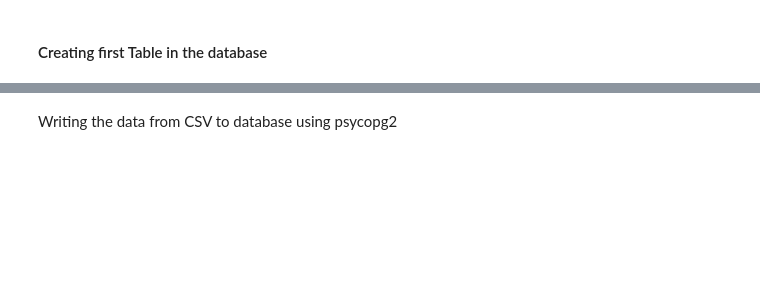
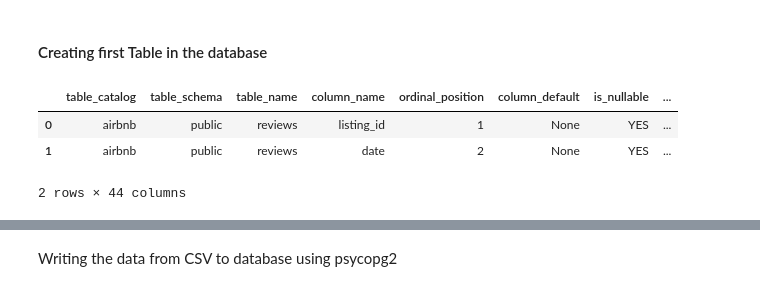
Before and after one commit to idjey/DEtheHardWay, a Jupyter notebook: airBnb_dataModeling.ipynb, the cells around one changed output, grey strips where cells are left out. Drawn from its saved outputs; the diff is of its cells as text; code cells hidden in the pictures; blank space fills up the shorter version.

```diff
--- a/airBnb_dataModeling.ipynb
+++ b/airBnb_dataModeling.ipynb
@@ -96,9 +123,10 @@ createReviews = """CREATE TABLE reviews(
 # %% [markdown]
 #### Creating first Table in the database
 # %%
-createCalendar = """CREATE TABLE calendar(
-                    listing_id NUMERIC,
-                    date DATE,
-                    available VARCHAR(2),
-                    price VARCHAR(25))"""
+getSchema('reviews',credentials)
+# %% [output]
+|  | table_catalog | table_schema | table_name | column_name | ordinal_position | column_default | is_nullable | ... |
+| 0 | airbnb | public | reviews | listing_id | 1 | None | YES | ... |
+| 1 | airbnb | public | reviews | date | 2 | None | YES | ... |
+2 rows × 44 columns
 # %%
```
Also changed, not shown: parts of 9 cells of this notebook, 3 other files.
